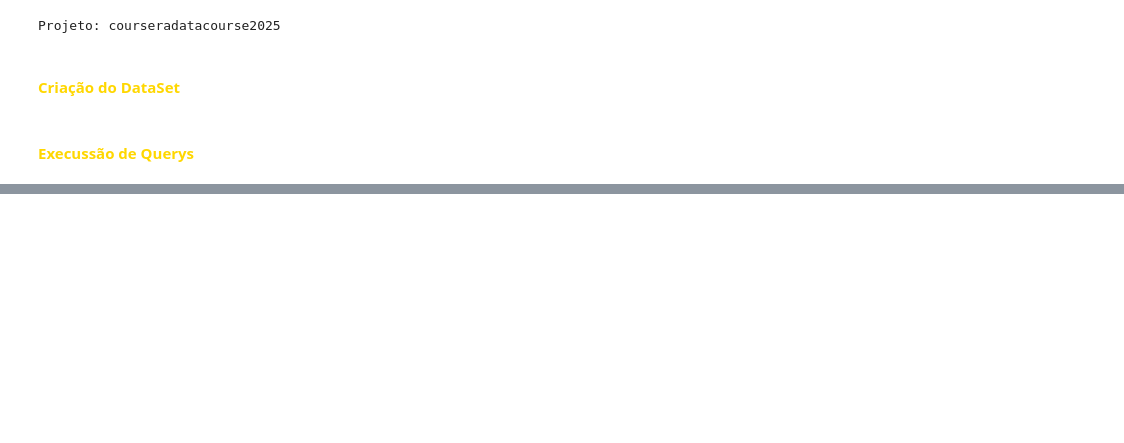
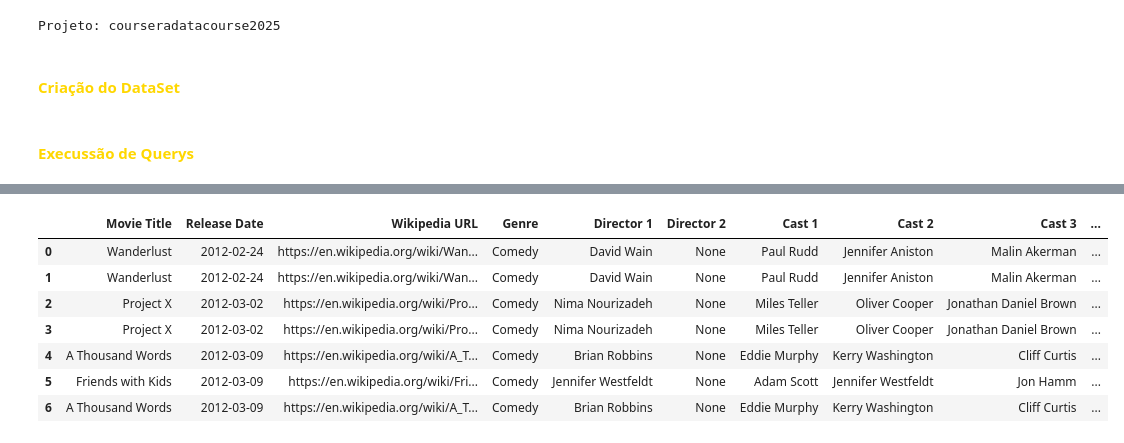
Before and after one commit to fabiano-sr/Google-Data_Analytics_Professional_Certificate, a Jupyter notebook: Course_05-BigQuery_Analysis.ipynb, the cells around one changed output, grey strips where cells are left out. Saved outputs shown, nothing was run; the diff lists cells and outputs as text; code cells hidden in the pictures; blank space fills up the shorter version.

```diff
--- a/Course_05-BigQuery_Analysis.ipynb
+++ b/Course_05-BigQuery_Analysis.ipynb
@@ -73,7 +119,21 @@ client.query(f'''
 # %%
-SELECT
-    *
-FROM
-    {movies}
-WHERE
-    Genre = "Comedy"
+client.query(f'''
+    SELECT
+        *
+    FROM
+        {movies}
+    WHERE
+        Genre = 'Comedy'
+    ORDER BY
+        `Release Date`
+    LIMIT 7
+''').to_dataframe()
+# %% [output]
+|  | Movie Title | Release Date | Wikipedia URL | Genre | Director 1 | Director 2 | Cast 1 | Cast 2 | Cast 3 | ... |
+| 0 | Wanderlust | 2012-02-24 | https://en.wikipedia.org/wiki/Wan... | Comedy | David Wain | None | Paul Rudd | Jennifer Aniston | Malin Akerman | ... |
+| 1 | Wanderlust | 2012-02-24 | https://en.wikipedia.org/wiki/Wan... | Comedy | David Wain | None | Paul Rudd | Jennifer Aniston | Malin Akerman | ... |
+| 2 | Project X | 2012-03-02 | https://en.wikipedia.org/wiki/Pro... | Comedy | Nima Nourizadeh | None | Miles Teller | Oliver Cooper | Jonathan Daniel Brown | ... |
+| 3 | Project X | 2012-03-02 | https://en.wikipedia.org/wiki/Pro... | Comedy | Nima Nourizadeh | None | Miles Teller | Oliver Cooper | Jonathan Daniel Brown | ... |
+| 4 | A Thousand Words | 2012-03-09 | https://en.wikipedia.org/wiki/A_T... | Comedy | Brian Robbins | None | Eddie Murphy | Kerry Washington | Cliff Curtis | ... |
+| 5 | Friends with Kids | 2012-03-09 | https://en.wikipedia.org/wiki/Fri... | Comedy | Jennifer Westfeldt | None | Adam Scott | Jennifer Westfeldt | Jon Hamm | ... |
+| 6 | A Thousand Words | 2012-03-09 | https://en.wikipedia.org/wiki/A_T... | Comedy | Brian Robbins | None | Eddie Murphy | Kerry Washington | Cliff Curtis | ... |
```
Also changed, not shown: parts of 30 cells of this notebook, 7 other files.
